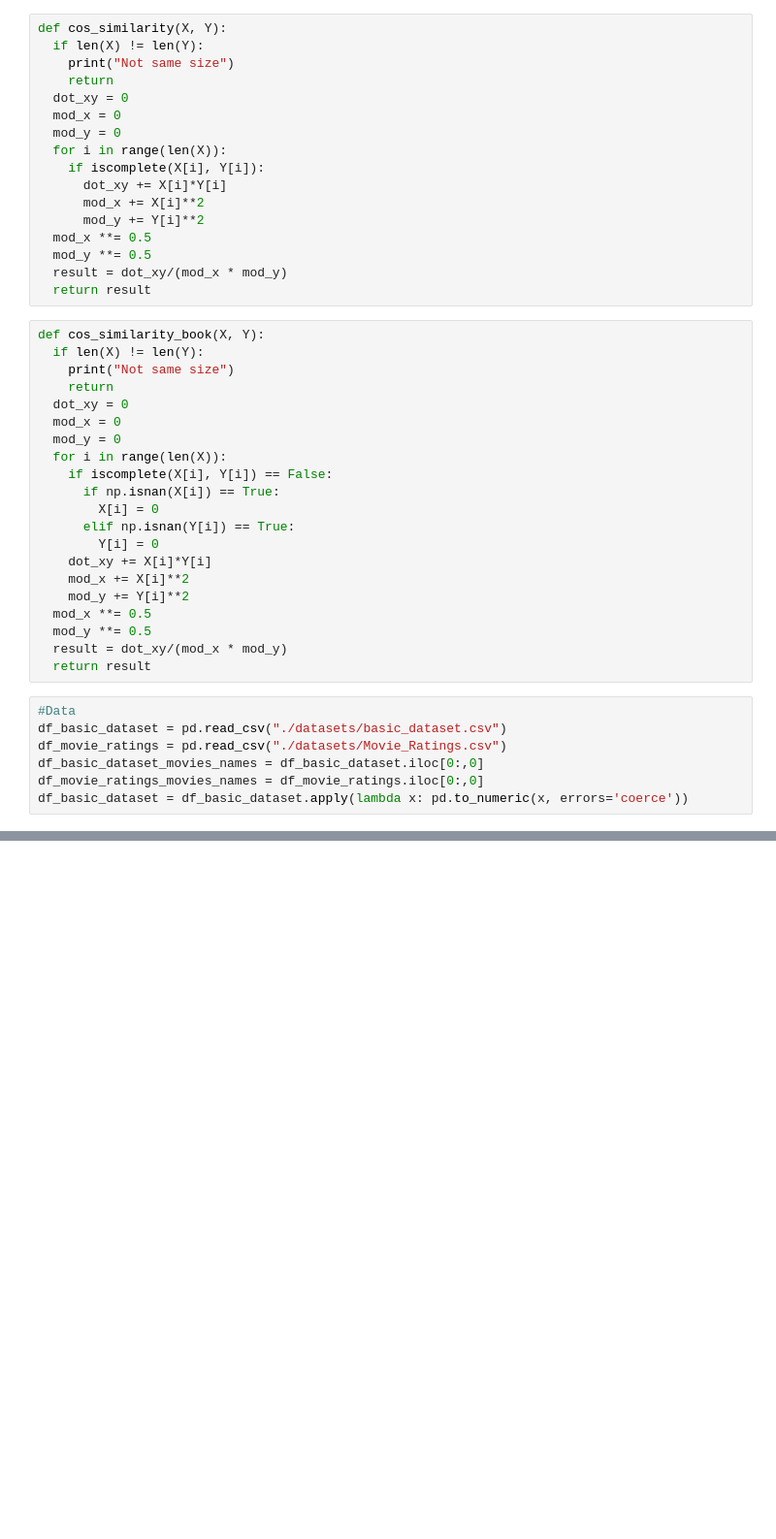
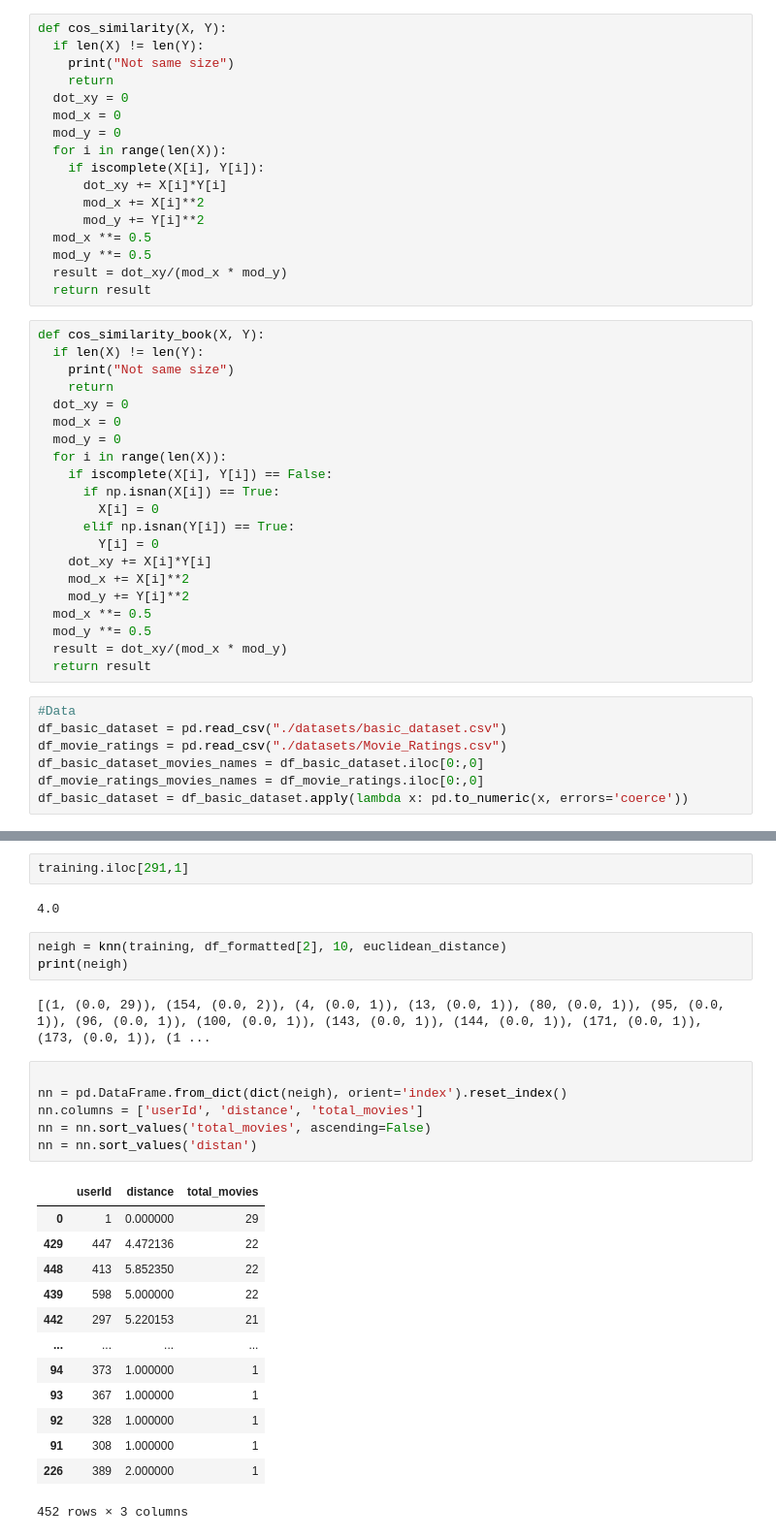
Before and after one commit to jfloreshe/Colab, a Jupyter notebook: CS. Datos/Tarea1.ipynb, the cells around one changed output, grey strips where cells are left out. Shown: that part at 97% size. Cells and saved outputs as stored; diff of their text form; blank space fills up the shorter version.

```diff
--- a/CS. Datos/Tarea1.ipynb
+++ b/CS. Datos/Tarea1.ipynb
@@ -159,0 +246,29 @@ La similitud de coseno entre Matt y Josh es 0.9918365981341757
+# %%
+training.iloc[291,1]
+# %% [output]
+4.0
+# %%
+neigh = knn(training, df_formatted[2], 10, euclidean_distance)
+print(neigh)
+# %% [output]
+[(1, (0.0, 29)), (154, (0.0, 2)), (4, (0.0, 1)), (13, (0.0, 1)), (80, (0.0, 1)), (95, (0.0, 1)), (96, (0.0, 1)), (100, (0.0, 1)), (143, (0.0, 1)), (144, (0.0, 1)), (171, (0.0, 1)), (173, (0.0, 1)), (1 ...
+# %%
+
+nn = pd.DataFrame.from_dict(dict(neigh), orient='index').reset_index()
+nn.columns = ['userId', 'distance', 'total_movies']
+nn = nn.sort_values('total_movies', ascending=False)
+nn = nn.sort_values('distan')
+# %% [output]
+|  | userId | distance | total_movies |
+| 0 | 1 | 0.000000 | 29 |
+| 429 | 447 | 4.472136 | 22 |
+| 448 | 413 | 5.852350 | 22 |
+| 439 | 598 | 5.000000 | 22 |
+| 442 | 297 | 5.220153 | 21 |
+| ... | ... | ... | ... |
+| 94 | 373 | 1.000000 | 1 |
+| 93 | 367 | 1.000000 | 1 |
+| 92 | 328 | 1.000000 | 1 |
+| 91 | 308 | 1.000000 | 1 |
+| 226 | 389 | 2.000000 | 1 |
+452 rows × 3 columns
```
Also changed, not shown: parts of 16 cells of this notebook, 2 other files.
